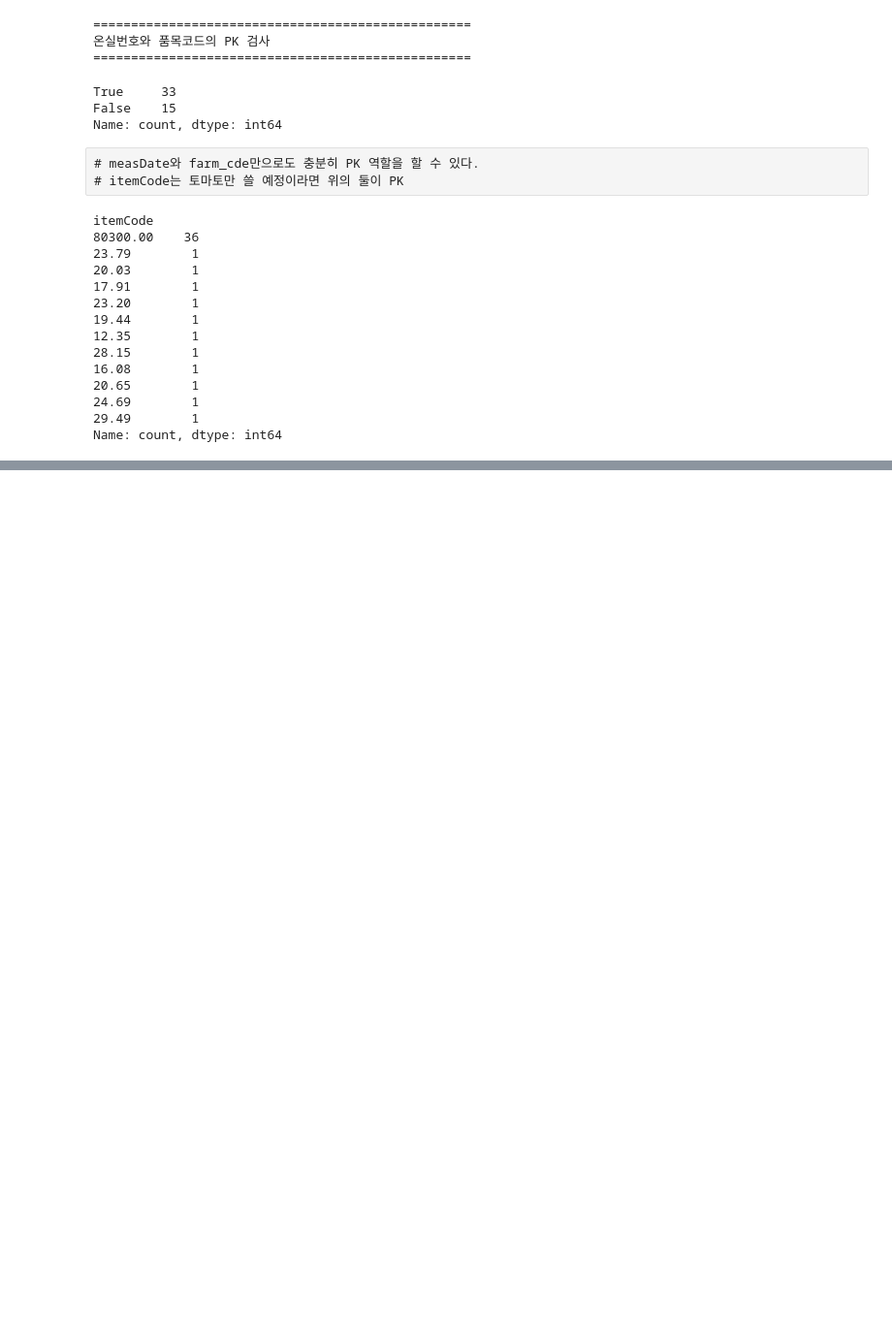
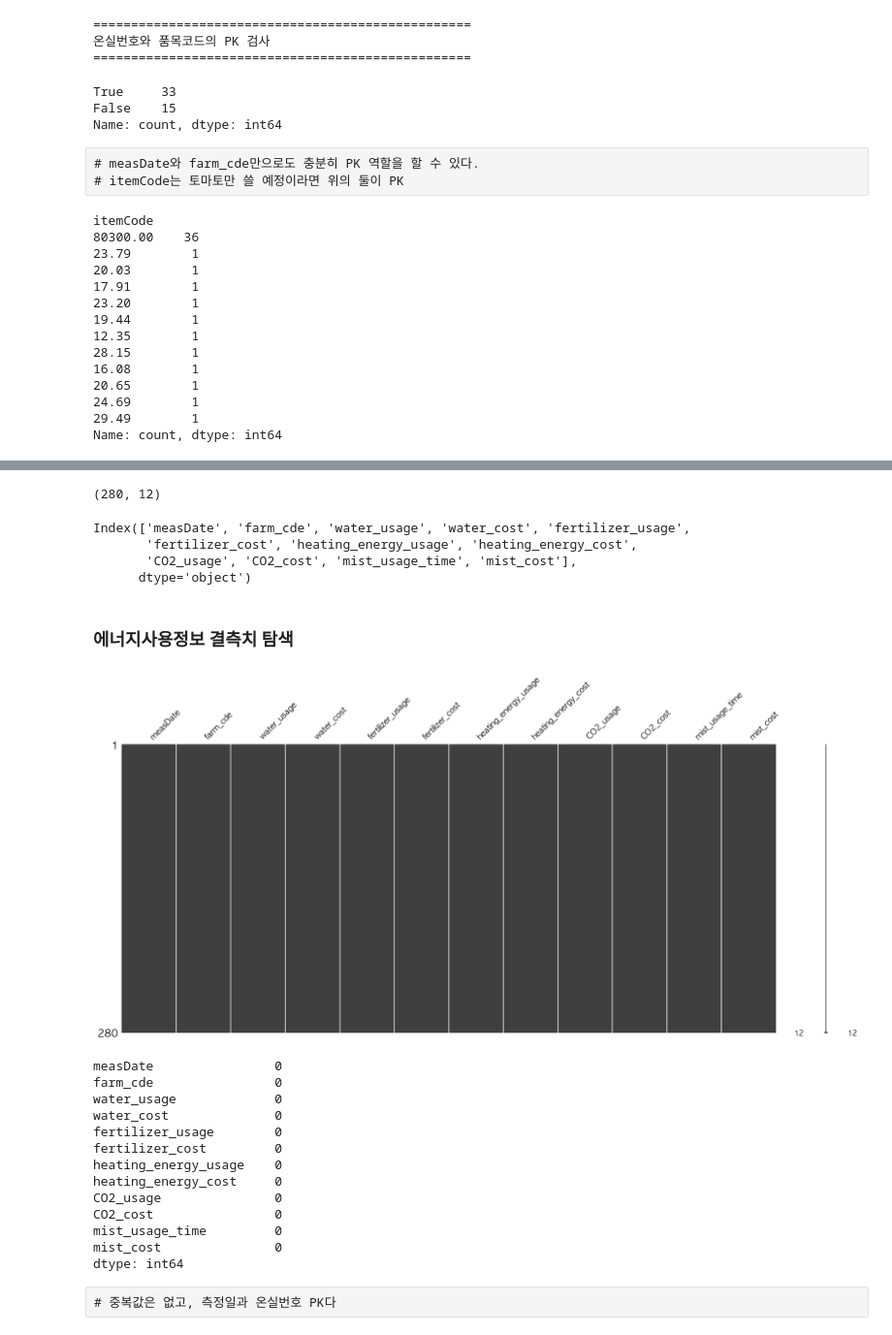
Before and after one commit to cye2020/Smart-Farm-Growth-Analytics, a Jupyter notebook: code/eda/20251031_EDA_cho.ipynb, the cells around one changed output, grey strips where cells are left out. Shown at 97% size. Cells and saved outputs as stored; diff of their text form; code cells hidden in the pictures; blank space fills up the shorter version.

```diff
--- a/code/eda/20251031_EDA_cho.ipynb
+++ b/code/eda/20251031_EDA_cho.ipynb
@@ -185,0 +299,10 @@ Name: count, dtype: int64
+# %%
+pandas_kwargs = {
+    'memory_map': True,
+    'encoding': 'cp949',
+    'parse_dates': ['measDate'],
+    'date_format': '%Y-%m-%d'
+}
+
+energy_data: pd.DataFrame = pd.read_csv(DATA_DIR / 'raw' / '22_에너지사용정보.csv', **pandas_kwargs)
+energy_data.head()
@@ -185,0 +316,31 @@ Name: count, dtype: int64
+# %%
+# 에너지사용정보 데이터 크기: 특히 행 개수는 중복 체크 때 중요
+display(energy_data.shape)
+
+# 에너지사용정보 컬럼들: 컬럼 파악 및 복사 붙이기 용도
+display(energy_data.columns)
+# %% [output]
+(280, 12)
+Index(['measDate', 'farm_cde', 'water_usage', 'water_cost', 'fertilizer_usage',
+       'fertilizer_cost', 'heating_energy_usage', 'heating_energy_cost',
+       'CO2_usage', 'CO2_cost', 'mist_usage_time', 'mist_cost'],
+      dtype='object')
+# %% [markdown]
+### 에너지사용정보 결측치 탐색
+# %%
+eda_missing_data(energy_data)
+# %% [output]
+[figure, added]
+measDate                0
+farm_cde                0
+water_usage             0
+water_cost              0
+fertilizer_usage        0
+fertilizer_cost         0
+heating_energy_usage    0
+heating_energy_cost     0
+CO2_usage               0
+CO2_cost                0
+mist_usage_time         0
+mist_cost               0
+dtype: int64
@@ -185,0 +353,2 @@ Name: count, dtype: int64
+# %% [raw]
+# 중복값은 없고, 측정일과 온실번호 PK다
```
Also changed, not shown: parts of 24 cells of this notebook, 4 other files.
